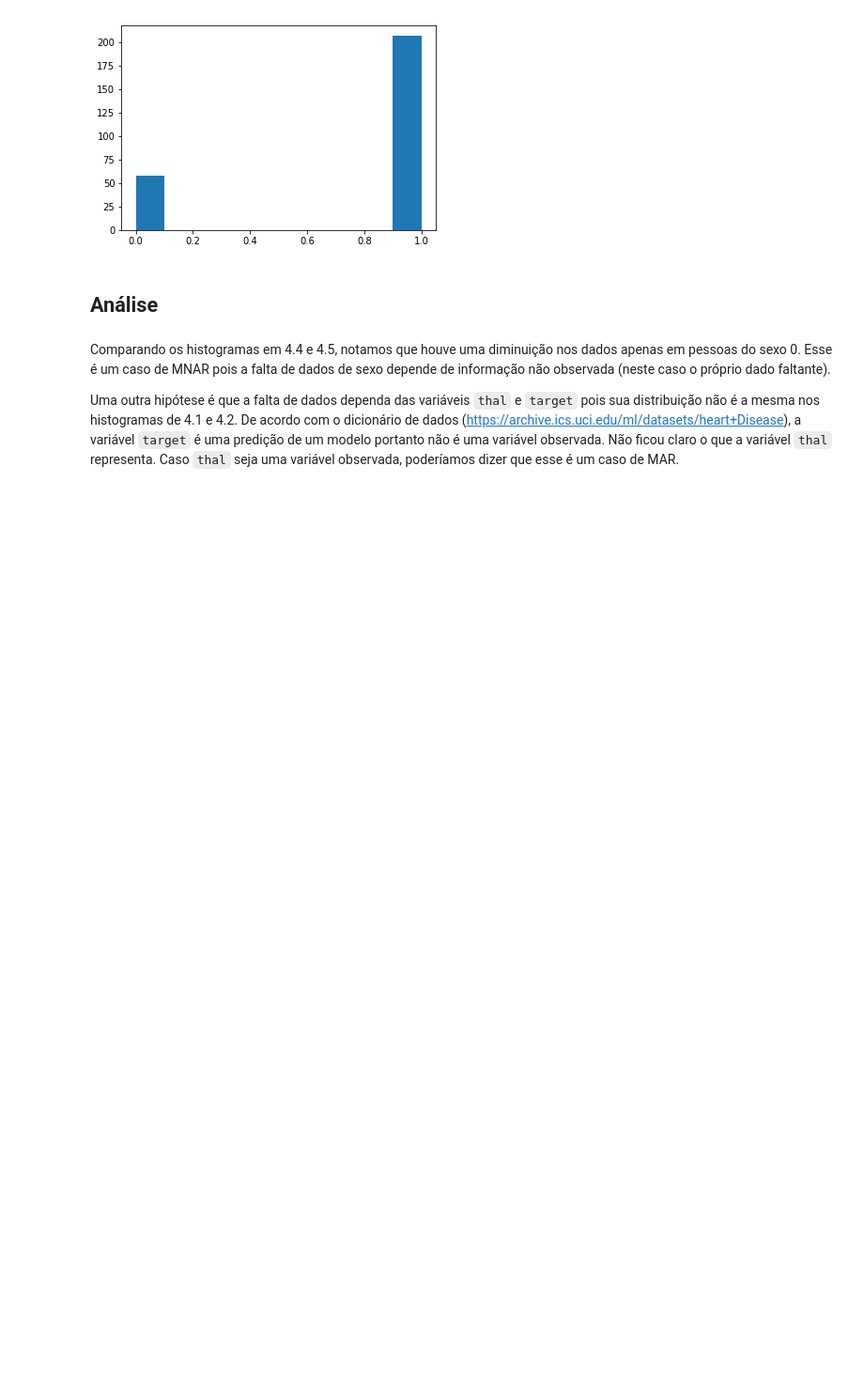
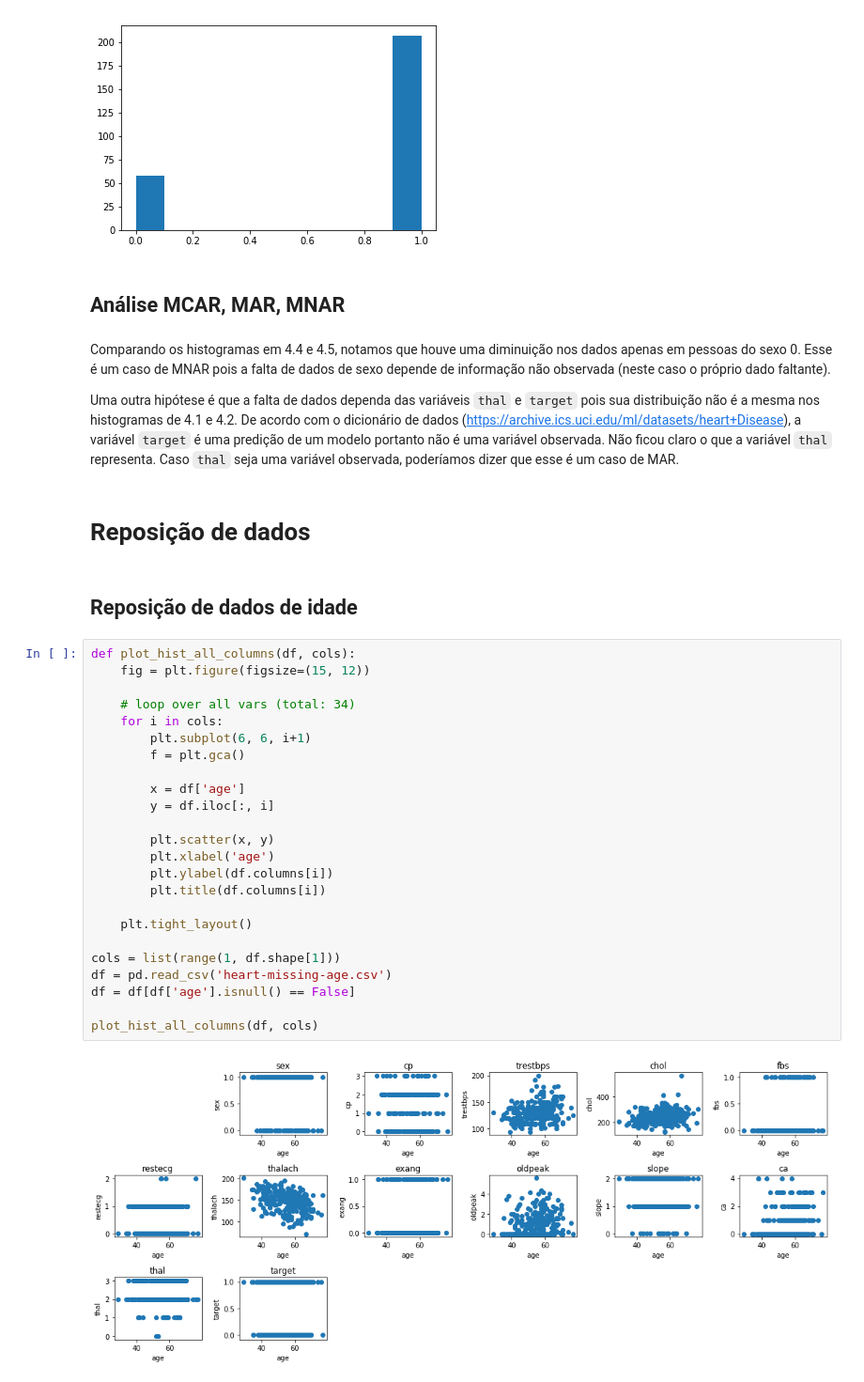
Before and after one commit to edgartanaka/mo826, a Jupyter notebook: L2/Lab2.ipynb, the cells around one changed output. Shown at 94% size. Cells and saved outputs as stored; diff of their text form; blank space fills up the shorter version.

```diff
--- a/L2/Lab2.ipynb
+++ b/L2/Lab2.ipynb
@@ -181,9 +271,39 @@ plt.show()
 # %% [output]
 [figure]
 # %% [markdown]
-## Análise
+## Análise MCAR, MAR, MNAR
 # %% [markdown]
 Comparando os histogramas em 4.4 e 4.5, notamos que houve uma diminuição nos dados apenas em pessoas do sexo 0.
 Esse é um caso de MNAR pois a falta de dados de sexo depende de informação não observada (neste caso o próprio dado faltante).
 
 Uma outra hipótese é que a falta de dados dependa das variáveis `thal` e `target` pois sua distribuição não é a mesma nos histogramas de 4.1 e 4.2. De acordo com o dicionário de dados (https://archive.ics.uci.edu/ml/datasets/heart+Disease), a variável `target` é uma predição de um modelo portanto não é uma variável observada. Não ficou claro o que a variável `thal` representa. Caso `thal` seja uma variável observada, poderíamos dizer que esse é um caso de MAR.
+# %% [markdown]
+# Reposição de dados
+# %% [markdown]
+## Reposição de dados de idade
+# %%
+def plot_hist_all_columns(df, cols):
+    fig = plt.figure(figsize=(15, 12))
+
+    # loop over all vars (total: 34)
+    for i in cols:
+        plt.subplot(6, 6, i+1)
+        f = plt.gca()
+
+        x = df['age']
+        y = df.iloc[:, i]
+
+        plt.scatter(x, y)
+        plt.xlabel('age')
+        plt.ylabel(df.columns[i])
+        plt.title(df.columns[i])
+
+    plt.tight_layout()
+
+cols = list(range(1, df.shape[1]))
+df = pd.read_csv('heart-missing-age.csv')
+df = df[df['age'].isnull() == False]
+
+plot_hist_all_columns(df, cols)
+# %% [output]
+[figure, added]
```
Also changed, not shown: parts of 18 cells of this notebook.
